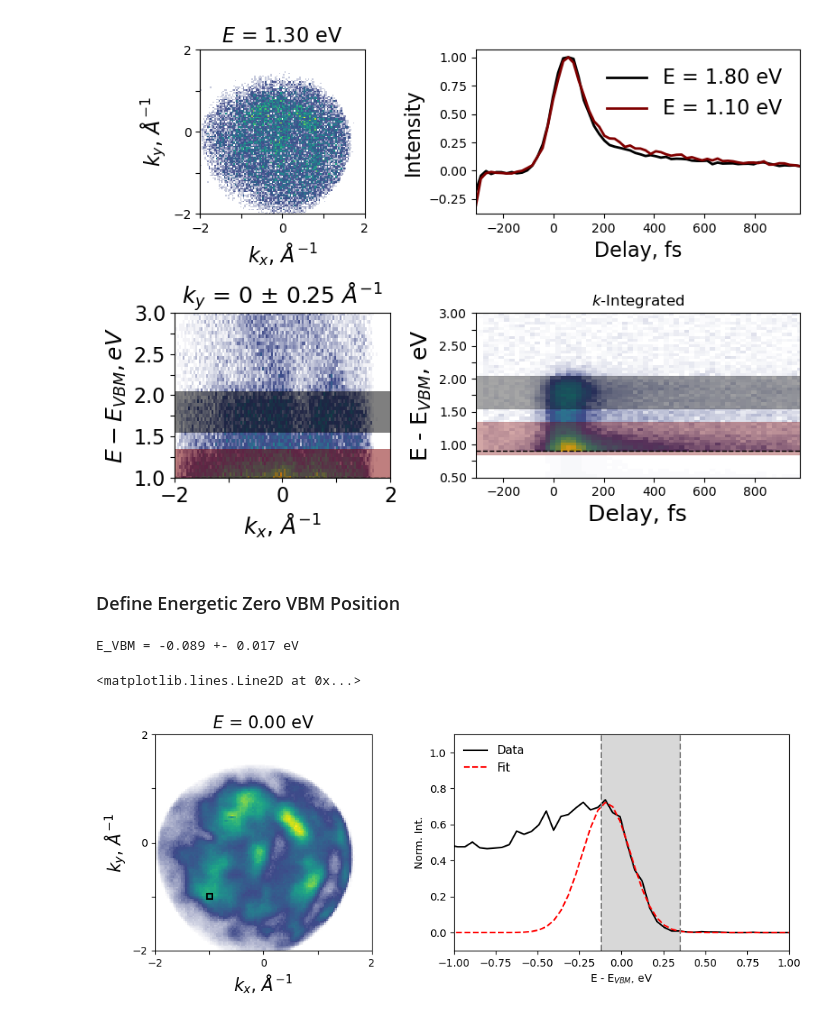
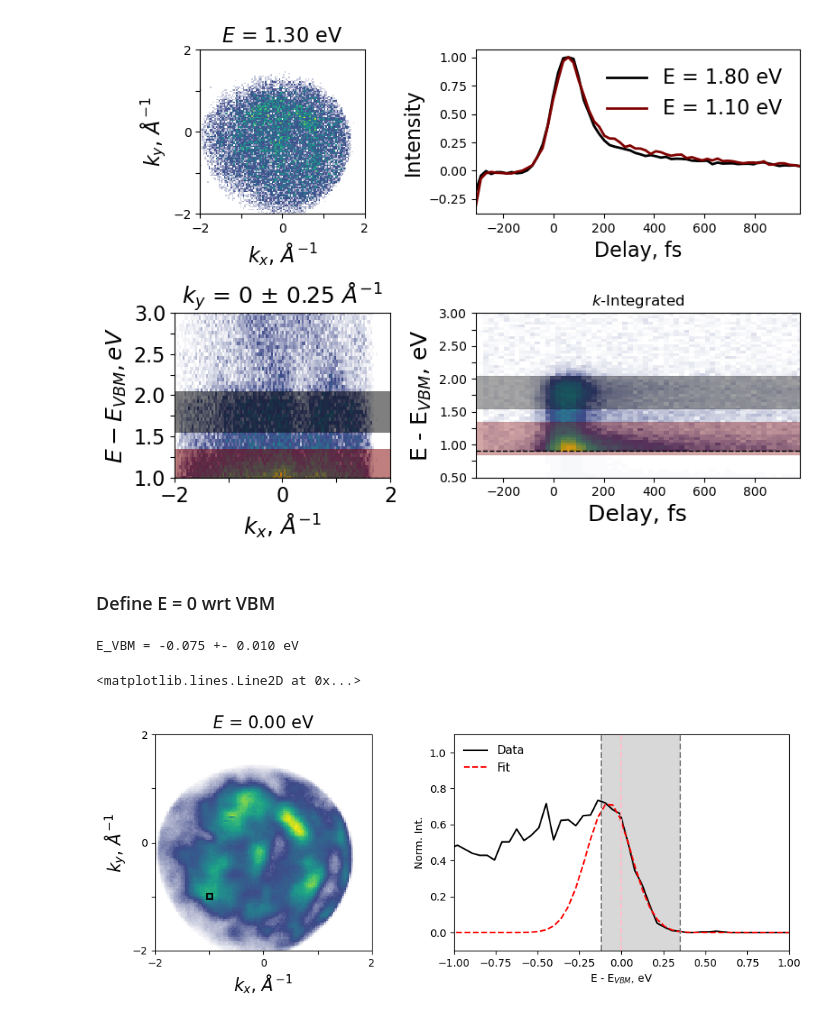
Before and after one commit to lawsonlloyd/mpes-analysis, a Jupyter notebook: mpes_Plot_Analysis.ipynb, the cells around one changed output. Drawn from its saved outputs; the diff is of its cells as text; code cells hidden in the pictures.

```diff
--- a/mpes_Plot_Analysis.ipynb
+++ b/mpes_Plot_Analysis.ipynb
@@ -28,7 +28,7 @@ from mpes import cmap_LTL, cmap_LTL2
 # %% [markdown]
 # Specify Data to Load
 # %%
-filename, offsets = 'Scan788_Ppol3_delay_binned.h5', [0.3, 0]
+filename, offsets = 'Scan788_Ppol3_delay_binned.h5', [0.3, -20]
 data_path = 'R:\Lawson\Data\metis'
 
 %matplotlib inline
@@ -204,7 +204,7 @@ for i in np.arange(len(E)):
 # %% [output]
 [figure]
 # %% [markdown]
-### Define Energetic Zero VBM Position
+### Define E = 0 wrt VBM
 # %%
 #%% Define E = 0 wrt VBM
 
@@ -224,32 +224,34 @@ delay, delay_int = -300, 100
 edc_gamma = mpes.get_edc(I_res, kx, ky, (k_int, k_int), delay, delay_int)
 edc_gamma = edc_gamma/np.max(edc_gamma)
 
 mpes.plot_momentum_maps(
     I_res, E=0, E_int=.1, delays=500, delay_int=1000,
     fig = fig, ax = ax[0],
     cmap=cmap_LTL, scale=[0, 1],
     fontsize=16, figsize=(8, 6), colorbar=False, panel_labels = False
 )
 
 energy_window = [-0.12, 0.35]
 p0 = [1, .02, 0.4, 0] # Fitting params initial guess [amp, center, width, offset]
 
 mpes.find_E0(edc_gamma, energy_window, p0, fig, ax)
 
 # cbar_ax = fig.add_axes([.51, 0.275, 0.025, 0.5])
 rect = (Rectangle((kx-k_int/2, ky-k_int/2), k_int, k_int, linewidth=1.5,\
                          edgecolor='k', facecolor='None'))
 
 rect1 = (Rectangle((energy_window[0], -.5), (energy_window[1]-energy_window[0]), 2, linewidth=1.5,\
                          edgecolor='none', facecolor='grey', alpha=0.3))
 
 fig.axes[0].add_patch(rect)
 fig.axes[1].add_patch(rect1)
 ax[1].set_ylim(-0.1,1.1)
 ax[1].axvline(energy_window[0], color = 'grey', linestyle = 'dashed')
 ax[1].axvline(energy_window[1], color = 'grey', linestyle = 'dashed')
+ax[1].axvline(0, color = 'pink', linestyle = 'dashed')
+
 #
 # %% [output]
-E_VBM = -0.089 +- 0.017 eV
+E_VBM = -0.075 +- 0.010 eV
 <matplotlib.lines.Line2D at 0x...>
-[figure, old version]
+[figure, new version]
```
Also changed, not shown: parts of 2 cells of this notebook.
